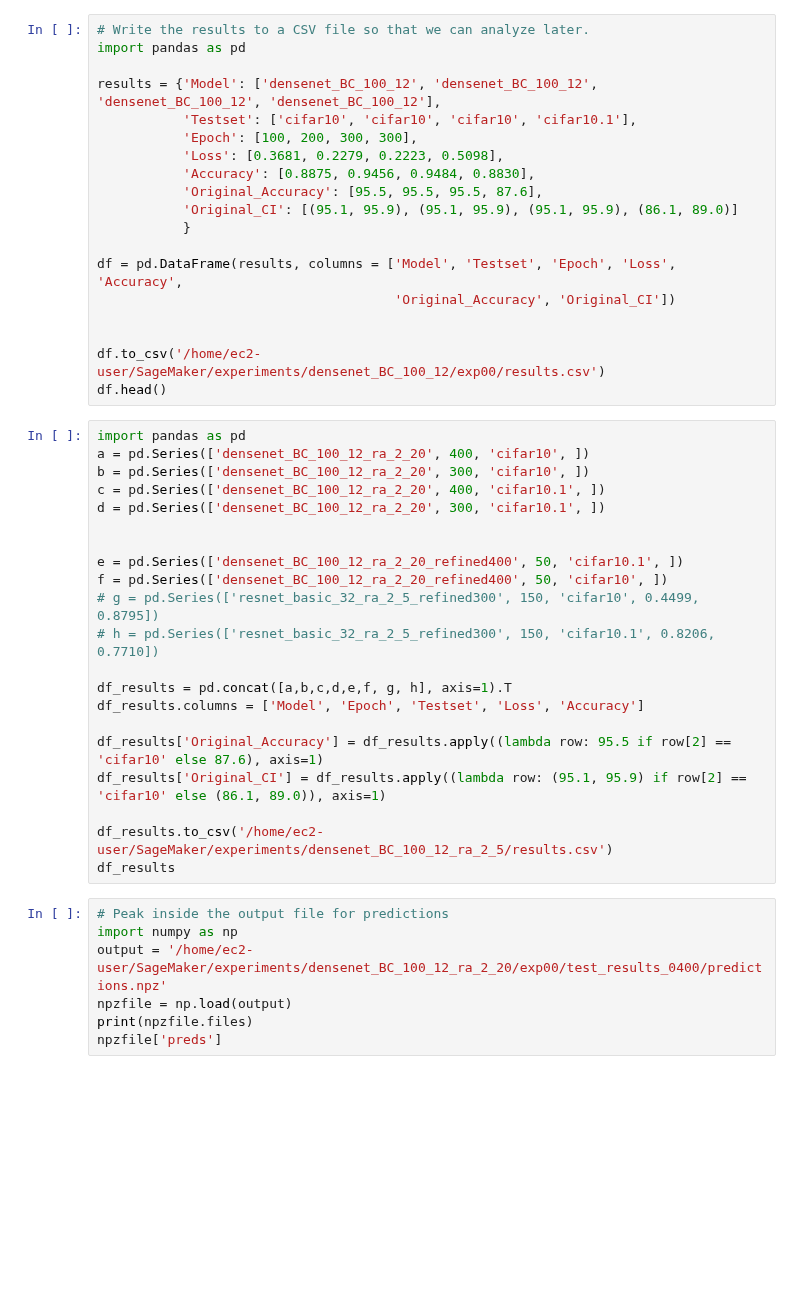
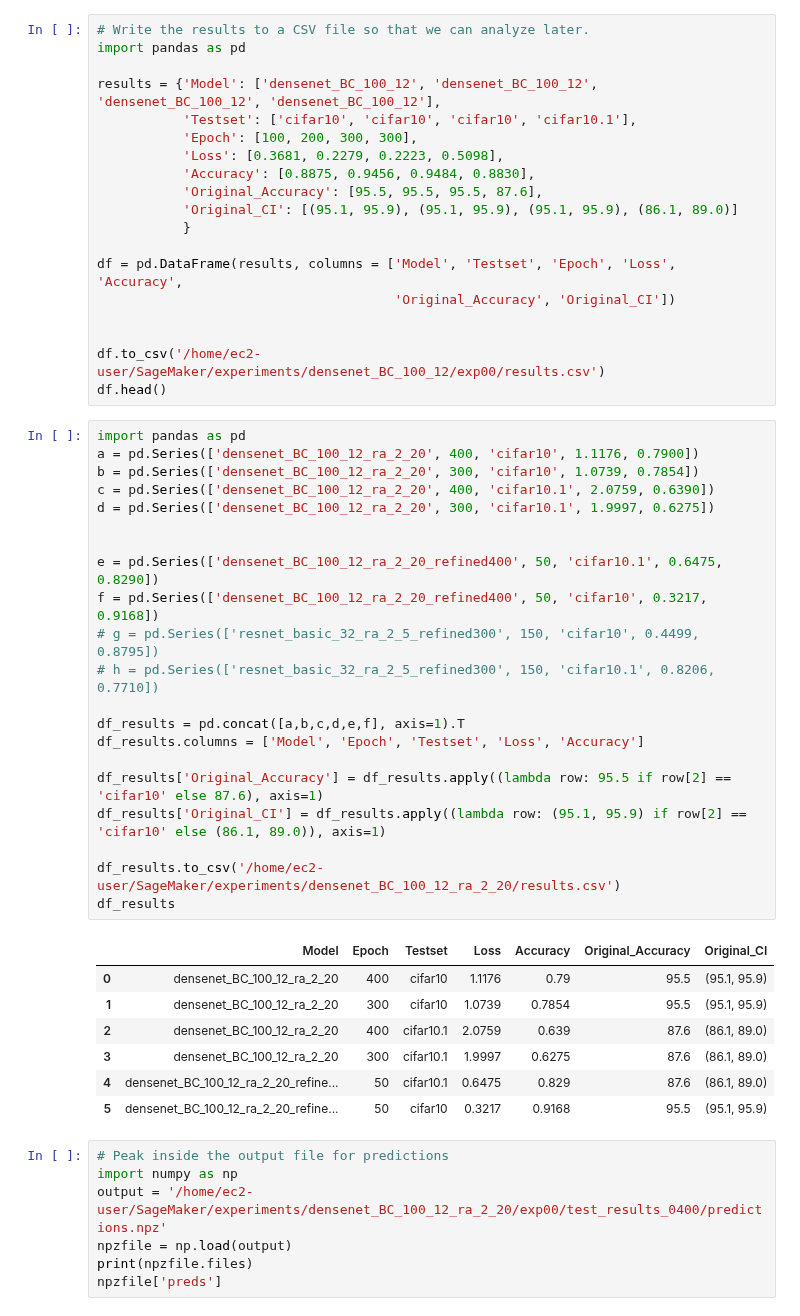
Before and after one commit to danzisar/w210-capstone, a Jupyter notebook: aws-notebooks/densenet_BC_100_12_ra_2_20.ipynb, the cells around one changed output. Cells and saved outputs as stored; diff of their text form; blank space fills up the shorter version.

Commit message:
densenet_BC_100_12_ra_2_20 results

```diff
--- a/aws-notebooks/densenet_BC_100_12_ra_2_20.ipynb
+++ b/aws-notebooks/densenet_BC_100_12_ra_2_20.ipynb
@@ -167,25 +215,33 @@ df.to_csv('/home/ec2-user/SageMaker/experiments/densenet_BC_100_12/exp00/results
 df.head()
 # %%
 import pandas as pd
-a = pd.Series(['densenet_BC_100_12_ra_2_20', 400, 'cifar10', ])
-b = pd.Series(['densenet_BC_100_12_ra_2_20', 300, 'cifar10', ])
-c = pd.Series(['densenet_BC_100_12_ra_2_20', 400, 'cifar10.1', ])
-d = pd.Series(['densenet_BC_100_12_ra_2_20', 300, 'cifar10.1', ])
+a = pd.Series(['densenet_BC_100_12_ra_2_20', 400, 'cifar10', 1.1176, 0.7900])
+b = pd.Series(['densenet_BC_100_12_ra_2_20', 300, 'cifar10', 1.0739, 0.7854])
+c = pd.Series(['densenet_BC_100_12_ra_2_20', 400, 'cifar10.1', 2.0759, 0.6390])
+d = pd.Series(['densenet_BC_100_12_ra_2_20', 300, 'cifar10.1', 1.9997, 0.6275])
 
 
-e = pd.Series(['densenet_BC_100_12_ra_2_20_refined400', 50, 'cifar10.1', ])
-f = pd.Series(['densenet_BC_100_12_ra_2_20_refined400', 50, 'cifar10', ])
+e = pd.Series(['densenet_BC_100_12_ra_2_20_refined400', 50, 'cifar10.1', 0.6475, 0.8290])
+f = pd.Series(['densenet_BC_100_12_ra_2_20_refined400', 50, 'cifar10', 0.3217, 0.9168])
 # g = pd.Series(['resnet_basic_32_ra_2_5_refined300', 150, 'cifar10', 0.4499, 0.8795])
 # h = pd.Series(['resnet_basic_32_ra_2_5_refined300', 150, 'cifar10.1', 0.8206, 0.7710])
 
-df_results = pd.concat([a,b,c,d,e,f, g, h], axis=1).T
+df_results = pd.concat([a,b,c,d,e,f], axis=1).T
 df_results.columns = ['Model', 'Epoch', 'Testset', 'Loss', 'Accuracy']
 
 df_results['Original_Accuracy'] = df_results.apply((lambda row: 95.5 if row[2] == 'cifar10' else 87.6), axis=1)
 df_results['Original_CI'] = df_results.apply((lambda row: (95.1, 95.9) if row[2] == 'cifar10' else (86.1, 89.0)), axis=1)
 
-df_results.to_csv('/home/ec2-user/SageMaker/experiments/densenet_BC_100_12_ra_2_5/results.csv')
+df_results.to_csv('/home/ec2-user/SageMaker/experiments/densenet_BC_100_12_ra_2_20/results.csv')
 df_results
+# %% [output]
+|  | Model | Epoch | Testset | Loss | Accuracy | Original_Accuracy | Original_CI |
+| 0 | densenet_BC_100_12_ra_2_20 | 400 | cifar10 | 1.1176 | 0.79 | 95.5 | (95.1, 95.9) |
+| 1 | densenet_BC_100_12_ra_2_20 | 300 | cifar10 | 1.0739 | 0.7854 | 95.5 | (95.1, 95.9) |
+| 2 | densenet_BC_100_12_ra_2_20 | 400 | cifar10.1 | 2.0759 | 0.639 | 87.6 | (86.1, 89.0) |
+| 3 | densenet_BC_100_12_ra_2_20 | 300 | cifar10.1 | 1.9997 | 0.6275 | 87.6 | (86.1, 89.0) |
+| 4 | densenet_BC_100_12_ra_2_20_refine... | 50 | cifar10.1 | 0.6475 | 0.829 | 87.6 | (86.1, 89.0) |
+| 5 | densenet_BC_100_12_ra_2_20_refine... | 50 | cifar10 | 0.3217 | 0.9168 | 95.5 | (95.1, 95.9) |
 # %%
 # Peak inside the output file for predictions
 import numpy as np
```
Also changed, not shown: parts of 10 cells of this notebook, 5 other files.
